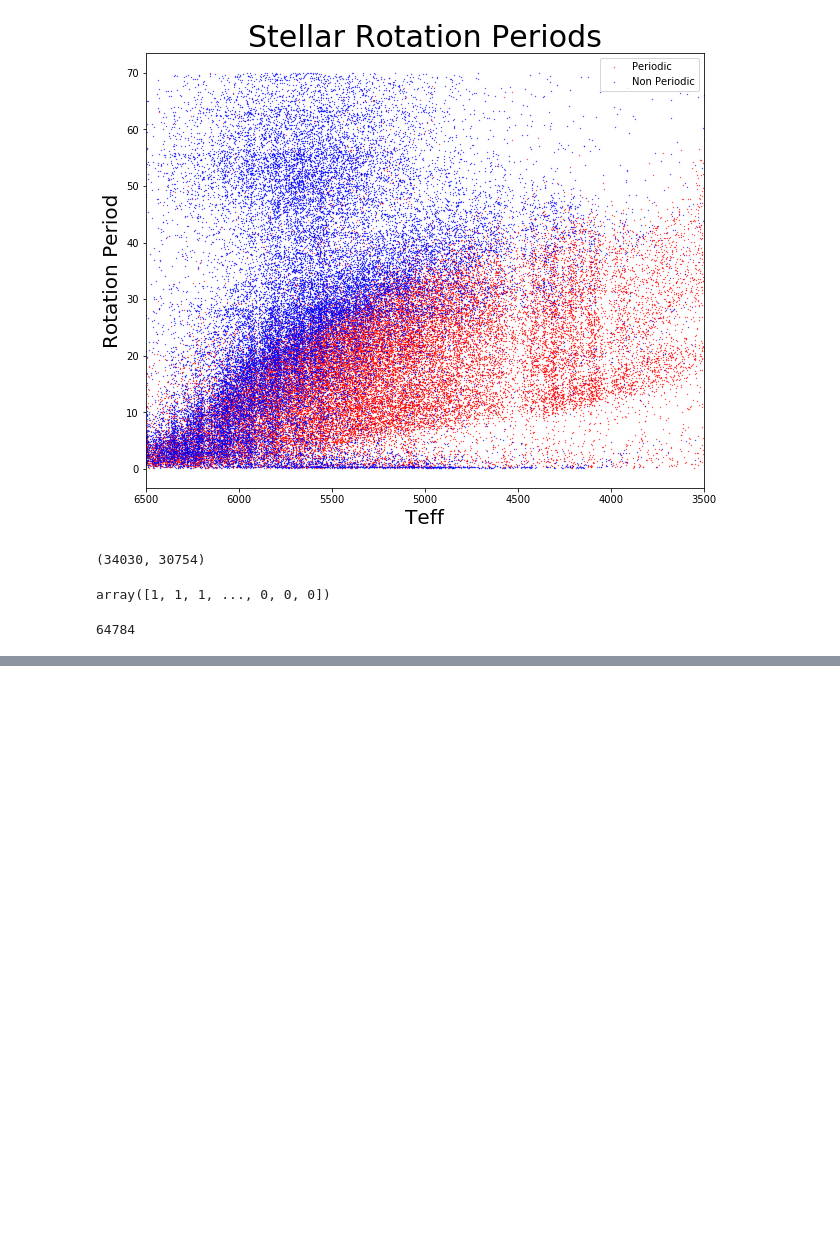
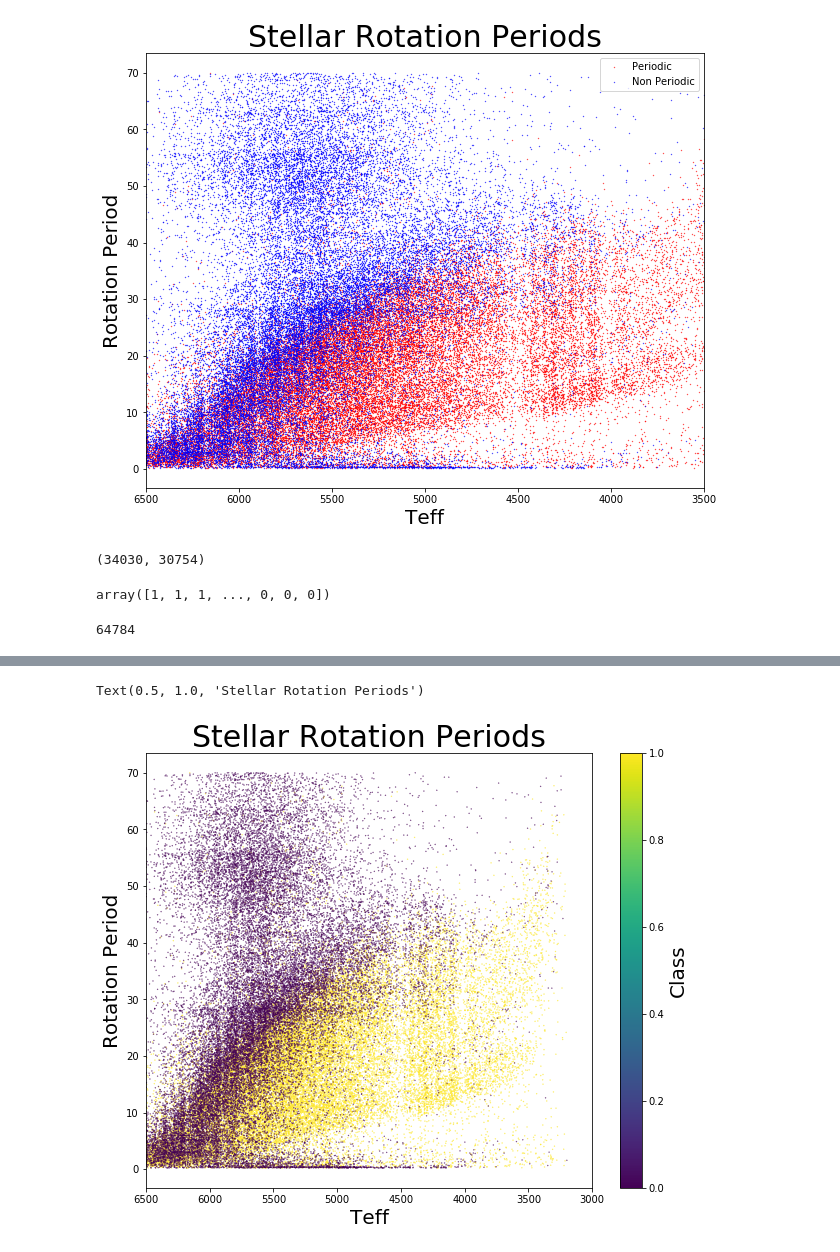
Before and after one commit to AmelieRA/STELLAR_interns, a Jupyter notebook: INTERN_CODE/Rie/MQ_data.ipynb, the cells around one changed output, grey strips where cells are left out. Cells and saved outputs as stored; diff of their text form; code cells hidden in the pictures; blank space fills up the shorter version.

```diff
--- a/INTERN_CODE/Rie/MQ_data.ipynb
+++ b/INTERN_CODE/Rie/MQ_data.ipynb
@@ -108,8 +108,8 @@ len(table1), len(table2)
 valid = np.repeat(1, len(table1))
 invalid = np.repeat(0, len(table2))
 #use numpy append
-Classes = np.append(valid, invalid)
-ArrayF
+classes = np.append(valid, invalid)
+classes
 # %% [output]
 array([1, 1, 1, ..., 0, 0, 0])
 # %%
@@ -123,0 +122,5 @@ array([], dtype=int64)
+# %%
+tables = pd.concat([table1, table2], axis=0, sort=True)
+#tables = tables.drop(columns=['Flag', 'Rper'])
+
+tables   #, type(tables)
@@ -123,0 +167,3 @@ array([], dtype=int64)
+# %%
+tables['Class'] = classes
+tables
@@ -123,0 +189,11 @@ array([], dtype=int64)
+# %%
+plt.figure(figsize = (10,8))
+plt.scatter(tables['Teff'], tables['Prot'], s=0.1, c=tables['Class'], vmin=0,vmax=1)
+plt.colorbar().set_label('Class',fontsize=20)
+plt.xlabel('Teff', fontsize = 20)
+plt.ylabel('Rotation Period', fontsize = 20)
+plt.xlim(6500,3000);
+plt.title('Stellar Rotation Periods', fontsize = 30)
+# %% [output]
+Text(0.5, 1.0, 'Stellar Rotation Periods')
+[figure, added]
```
Also changed, not shown: parts of 16 cells of this notebook.
